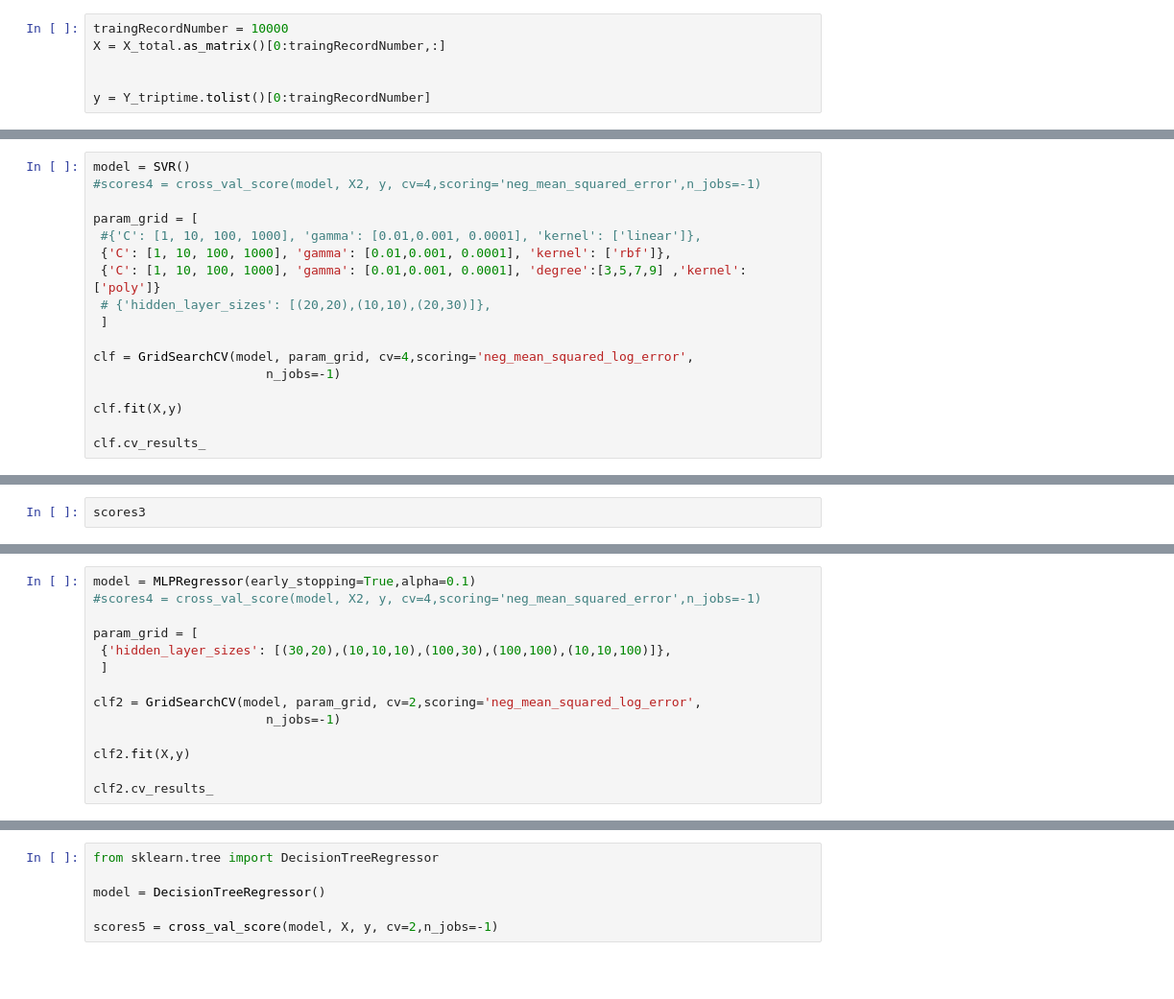
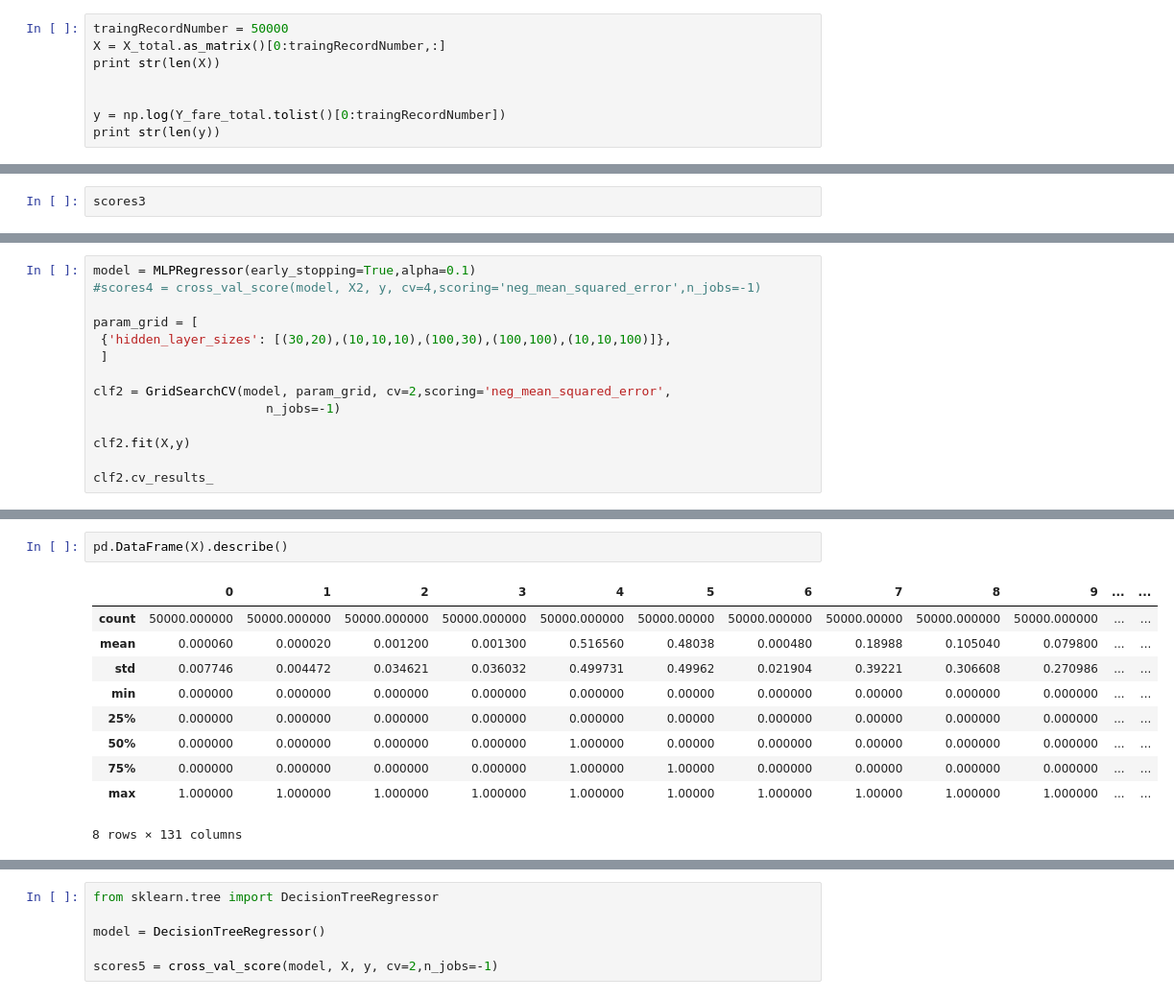
Before and after one commit to emali1/NYCTaxi, a Jupyter notebook: Training.ipynb, the cells around one changed output, grey strips where cells are left out. Shown at 96% size. Cells and saved outputs as stored; diff of their text form; blank space fills up the shorter version.

```diff
--- a/Training.ipynb
+++ b/Training.ipynb
@@ -14,8 +14,10 @@ Y_fare_total = pickle.load(open('Y_fare', 'rb'))
 Y_tip_total = pickle.load(open('Y_tip', 'rb'))
 Y_triptime = pickle.load(open('Y_triptime', 'rb'))
 # %%
-traingRecordNumber = 10000
+traingRecordNumber = 50000
 X = X_total.as_matrix()[0:traingRecordNumber,:]
+print str(len(X))
 
 
-y = Y_triptime.tolist()[0:traingRecordNumber]
+y = np.log(Y_fare_total.tolist()[0:traingRecordNumber])
+print str(len(y))
@@ -22,19 +27,2 @@ y = Y_triptime.tolist()[0:traingRecordNumber]
 # %% [markdown]
 # Training
-# %%
-model = SVR()
-#scores4 = cross_val_score(model, X2, y, cv=4,scoring='neg_mean_squared_error',n_jobs=-1)
-
-param_grid = [
- #{'C': [1, 10, 100, 1000], 'gamma': [0.01,0.001, 0.0001], 'kernel': ['linear']},
- {'C': [1, 10, 100, 1000], 'gamma': [0.01,0.001, 0.0001], 'kernel': ['rbf']},
- {'C': [1, 10, 100, 1000], 'gamma': [0.01,0.001, 0.0001], 'degree':[3,5,7,9] ,'kernel': ['poly']}
- # {'hidden_layer_sizes': [(20,20),(10,10),(20,30)]},
- ]
-
-clf = GridSearchCV(model, param_grid, cv=4,scoring='neg_mean_squared_log_error',
-                       n_jobs=-1)
-
-clf.fit(X,y)
-
-clf.cv_results_
@@ -97,7 +40,7 @@ param_grid = [
  {'hidden_layer_sizes': [(30,20),(10,10,10),(100,30),(100,100),(10,10,100)]},
  ]
 
-clf2 = GridSearchCV(model, param_grid, cv=2,scoring='neg_mean_squared_log_error',
+clf2 = GridSearchCV(model, param_grid, cv=2,scoring='neg_mean_squared_error',
                        n_jobs=-1)
 
 clf2.fit(X,y)
@@ -133,0 +67,13 @@ MLPRegressor(activation='relu', alpha=0.0001, batch_size='auto', beta_1=0.9,
+# %%
+pd.DataFrame(X).describe()
+# %% [output]
+|  | 0 | 1 | 2 | 3 | 4 | 5 | 6 | 7 | 8 | 9 | ... | ... |
+| count | 50000.000000 | 50000.000000 | 50000.000000 | 50000.000000 | 50000.000000 | 50000.00000 | 50000.000000 | 50000.00000 | 50000.000000 | 50000.000000 | ... | ... |
+| mean | 0.000060 | 0.000020 | 0.001200 | 0.001300 | 0.516560 | 0.48038 | 0.000480 | 0.18988 | 0.105040 | 0.079800 | ... | ... |
+| std | 0.007746 | 0.004472 | 0.034621 | 0.036032 | 0.499731 | 0.49962 | 0.021904 | 0.39221 | 0.306608 | 0.270986 | ... | ... |
+| min | 0.000000 | 0.000000 | 0.000000 | 0.000000 | 0.000000 | 0.00000 | 0.000000 | 0.00000 | 0.000000 | 0.000000 | ... | ... |
+| 25% | 0.000000 | 0.000000 | 0.000000 | 0.000000 | 0.000000 | 0.00000 | 0.000000 | 0.00000 | 0.000000 | 0.000000 | ... | ... |
+| 50% | 0.000000 | 0.000000 | 0.000000 | 0.000000 | 1.000000 | 0.00000 | 0.000000 | 0.00000 | 0.000000 | 0.000000 | ... | ... |
+| 75% | 0.000000 | 0.000000 | 0.000000 | 0.000000 | 1.000000 | 1.00000 | 0.000000 | 0.00000 | 0.000000 | 0.000000 | ... | ... |
+| max | 1.000000 | 1.000000 | 1.000000 | 1.000000 | 1.000000 | 1.00000 | 1.000000 | 1.00000 | 1.000000 | 1.000000 | ... | ... |
+8 rows × 131 columns
```
Also changed, not shown: parts of 27 cells of this notebook, 3 other files.
